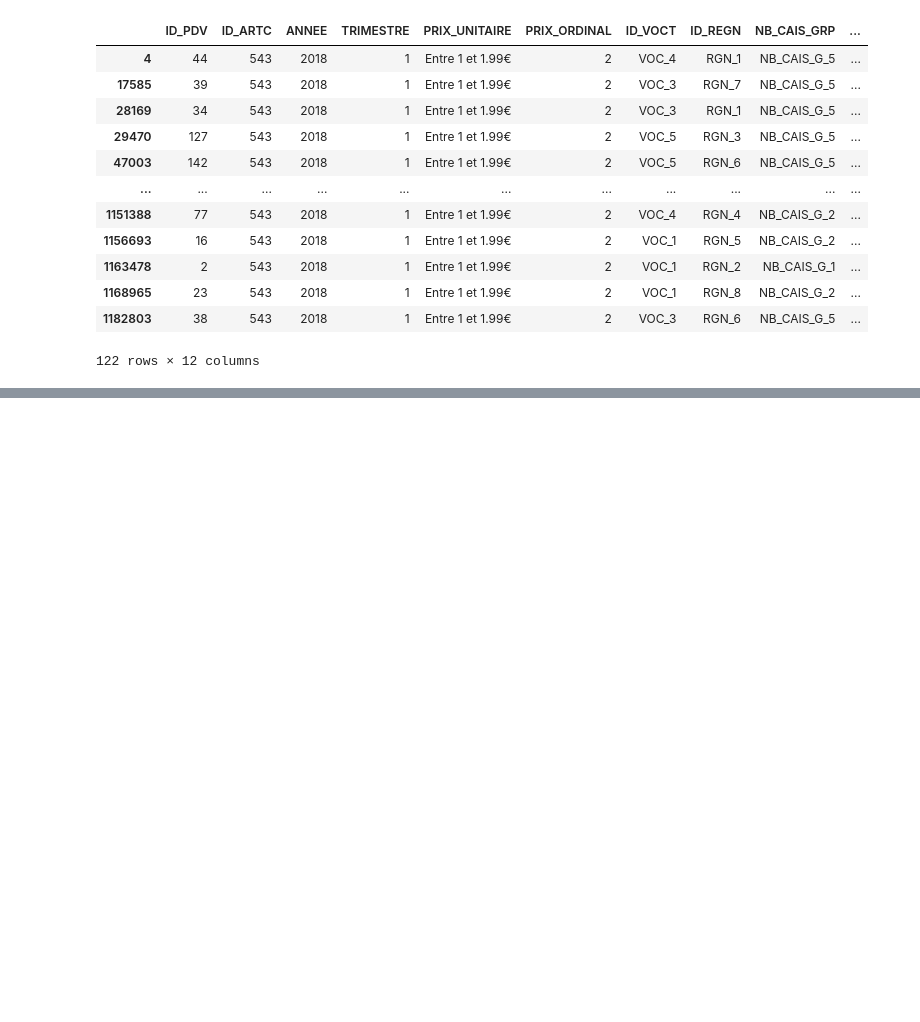
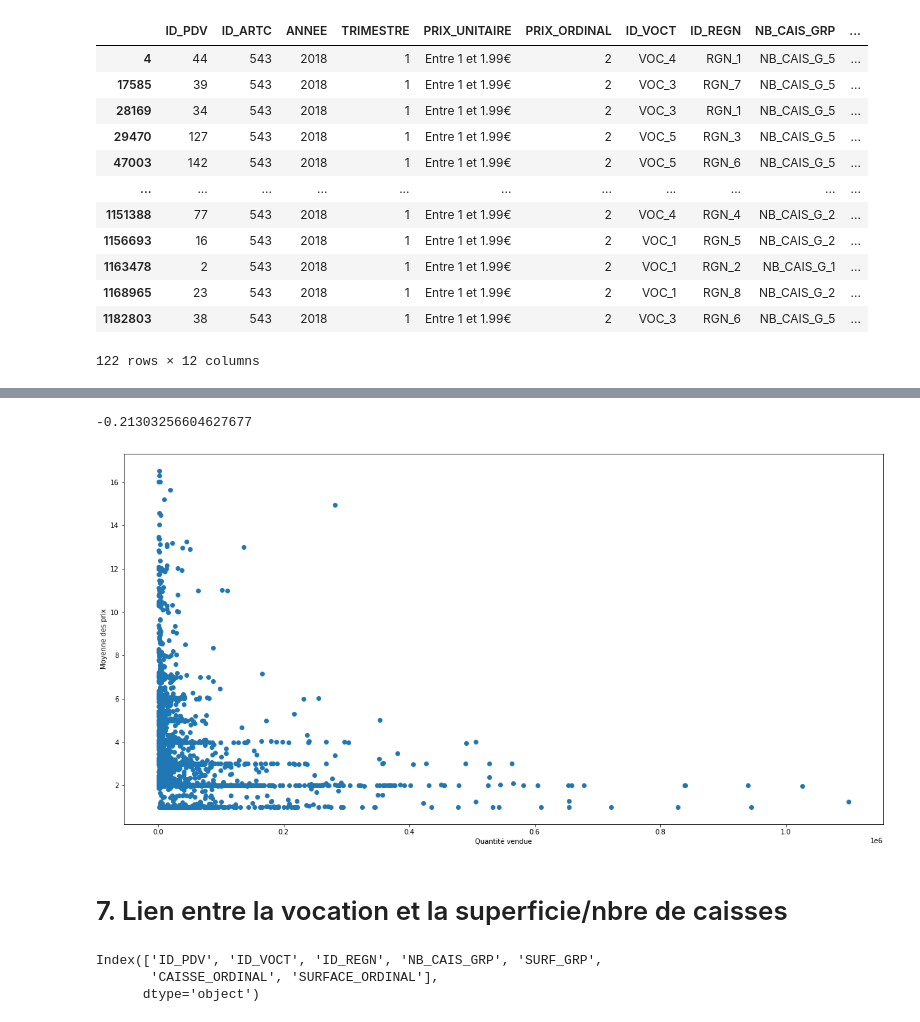
Before and after one commit to lbaret/concours_intermarche, a Jupyter notebook: EDA.ipynb, the cells around one changed output, grey strips where cells are left out. Saved outputs shown, nothing was run; the diff lists cells and outputs as text; code cells hidden in the pictures; blank space fills up the shorter version.

```diff
--- a/EDA.ipynb
+++ b/EDA.ipynb
@@ -301,0 +353,2 @@ df_sp[(df_sp['ANNEE'] == 2018) & (df_sp['TRIMESTRE'] == 1) & (df_sp['ID_ARTC'] =
+# %%
+qte = df_train.groupby('ID_ARTC')['QTE'].sum()
@@ -301,0 +371,2 @@ df_sp[(df_sp['ANNEE'] == 2018) & (df_sp['TRIMESTRE'] == 1) & (df_sp['ID_ARTC'] =
+# %%
+moy_prix = df_train.groupby('ID_ARTC')['PRIX_ORDINAL'].mean()
@@ -301,0 +389,23 @@ df_sp[(df_sp['ANNEE'] == 2018) & (df_sp['TRIMESTRE'] == 1) & (df_sp['ID_ARTC'] =
+# %%
+corr, _ = pearsonr(qte, moy_prix)
+corr
+# %% [output]
+-0.21303256604627677
+# %%
+plt.figure(figsize=(20, 10))
+
+plt.scatter(qte, moy_prix)
+
+plt.xlabel('Quantité vendue')
+plt.ylabel('Moyenne des prix')
+plt.show()
+# %% [output]
+[figure, added]
+# %% [markdown]
+# 7. Lien entre la vocation et la superficie/nbre de caisses
+# %%
+df_pdv.columns
+# %% [output]
+Index(['ID_PDV', 'ID_VOCT', 'ID_REGN', 'NB_CAIS_GRP', 'SURF_GRP',
+       'CAISSE_ORDINAL', 'SURFACE_ORDINAL'],
+      dtype='object')
```
Also changed, not shown: parts of 18 cells of this notebook.
